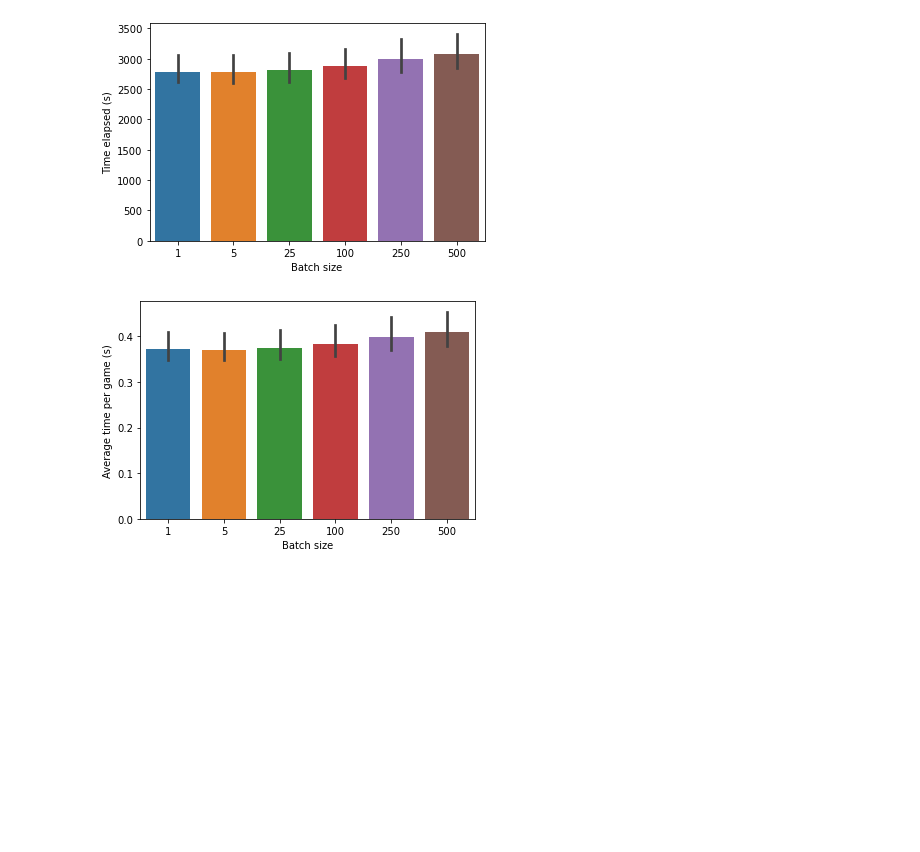
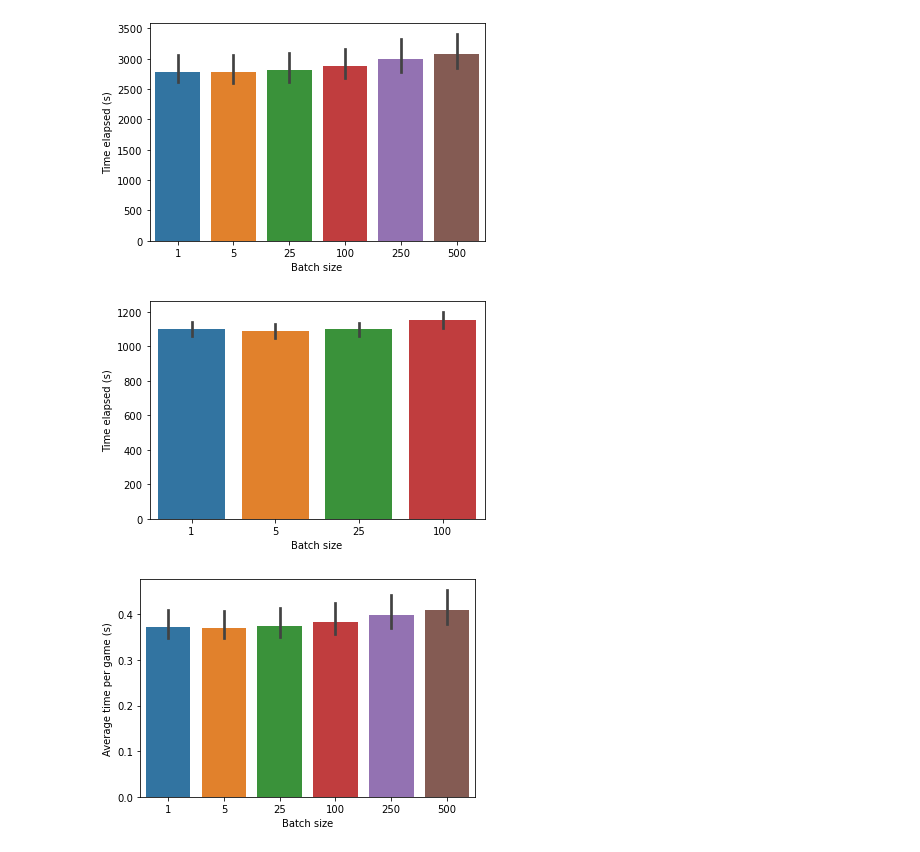
Before and after one commit to KostasKv/Minesweeper-with-AI, a Jupyter notebook: data/Batch size & processes count.ipynb, the cells around one changed output. Saved outputs shown, nothing was run; the diff lists cells and outputs as text; code cells hidden in the pictures; blank space fills up the shorter version.

Commit message:
Batch size & processes count analysis update

```diff
--- a/data/Batch size & processes count.ipynb
+++ b/data/Batch size & processes count.ipynb
@@ -10,10 +10,17 @@ data_folder_path = './Batch size and processes count/'
 file_name = 'Batch size and processes count experiment.csv'
 other_file_name = 'Batch size and processes count experiment_other-data.csv'
 times_file_name = 'Batch size and processes count experiment times.csv'
+db_times_file_name = 'Batch size and processes count experiment (DB) times.csv'
+db_other_file_name = 'Batch size and processes count experiment (DB)_other-data.csv'
 
+# First run (collected results and then stored into CSV on experiment end)
 data = pd.read_csv(data_folder_path + file_name)
 other_data = pd.read_csv(data_folder_path + other_file_name)
 data_times = pd.read_csv(data_folder_path + times_file_name)
+
+# Second run (results from a task stored to DB server as soon as that task was finished)
+db_data_times = pd.read_csv(data_folder_path + db_times_file_name)
+db_other_data = pd.read_csv(data_folder_path + db_other_file_name)
 # %%
 data
 # %% [output]
@@ -88,0 +138,4 @@ data_times
+# %%
+db_num_games = db_other_data['num_games'][0]
+db_data_times['avg_per_game'] = db_data_times['time_elapsed'] / db_num_games
+db_data_times
@@ -93,6 +164,14 @@ ax.set_ylabel('Time elapsed (s)')
 plt.show()
 # %% [output]
 [figure]
+# %%
+# DB run
+ax = sns.barplot(x='batch_size', y='time_elapsed', data=db_data_times)
+ax.set_xlabel('Batch size')
+ax.set_ylabel('Time elapsed (s)')
+plt.show()
+# %% [output]
+[figure, added]
 # %%
 ax = sns.barplot(x='batch_size', y='avg_per_game', data=data_times)
 ax.set_xlabel('Batch size')
```
Also changed, not shown: parts of 14 cells of this notebook, 2 other files.
